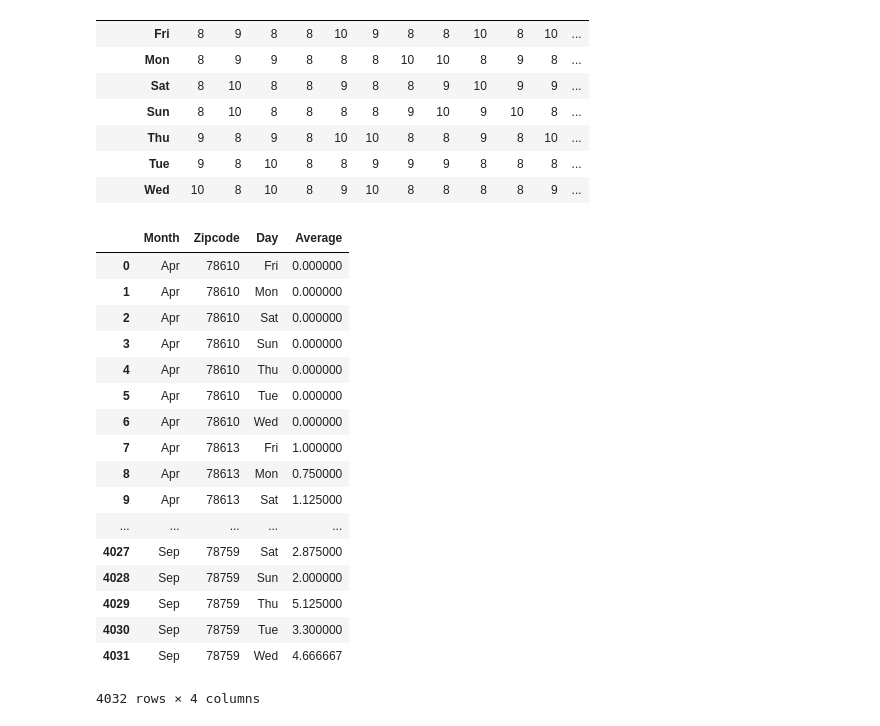
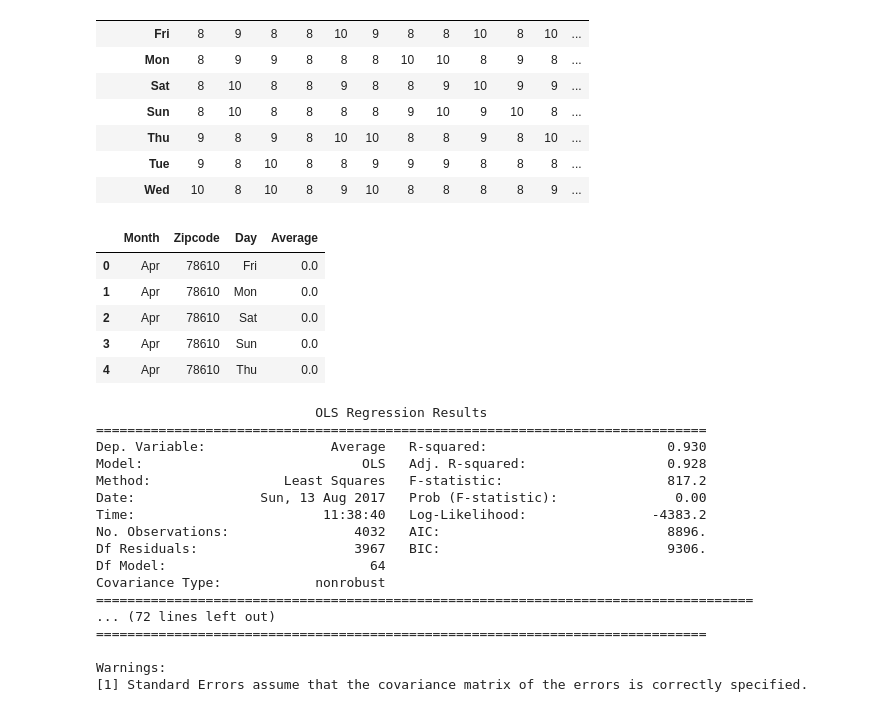
Before and after one commit to sxzhu/mis381_project, a Jupyter notebook: Exploratory_Template-model.ipynb, the cells around one changed output. Drawn from its saved outputs; the diff is of its cells as text; code cells hidden in the pictures.

Commit message:
Added multiple regression

```diff
--- a/Exploratory_Template-model.ipynb
+++ b/Exploratory_Template-model.ipynb
@@ -125,23 +129,11 @@ test
 # %%
 final = pd.DataFrame((result/test).unstack()).reset_index()
 final.columns = ['Month', 'Zipcode', 'Day', 'Average']
-final
+final.head()
 # %% [output]
 |  | Month | Zipcode | Day | Average |
-| 0 | Apr | 78610 | Fri | 0.000000 |
-| 1 | Apr | 78610 | Mon | 0.000000 |
-| 2 | Apr | 78610 | Sat | 0.000000 |
-| 3 | Apr | 78610 | Sun | 0.000000 |
-| 4 | Apr | 78610 | Thu | 0.000000 |
-| 5 | Apr | 78610 | Tue | 0.000000 |
-| 6 | Apr | 78610 | Wed | 0.000000 |
-| 7 | Apr | 78613 | Fri | 1.000000 |
-| 8 | Apr | 78613 | Mon | 0.750000 |
-| 9 | Apr | 78613 | Sat | 1.125000 |
-| ... | ... | ... | ... | ... |
-| 4027 | Sep | 78759 | Sat | 2.875000 |
-| 4028 | Sep | 78759 | Sun | 2.000000 |
-| 4029 | Sep | 78759 | Thu | 5.125000 |
-| 4030 | Sep | 78759 | Tue | 3.300000 |
-| 4031 | Sep | 78759 | Wed | 4.666667 |
+| 0 | Apr | 78610 | Fri | 0.0 |
+| 1 | Apr | 78610 | Mon | 0.0 |
+| 2 | Apr | 78610 | Sat | 0.0 |
+| 3 | Apr | 78610 | Sun | 0.0 |
+| 4 | Apr | 78610 | Thu | 0.0 |
-4032 rows × 4 columns
@@ -147,0 +142,22 @@ final
+# %%
+model = sm.OLS(y, X)       # Set up the model
+result = model.fit()       # Fit model (find the intercept and slopes)
+print result.summary()
+# %% [output]
+                            OLS Regression Results
+==============================================================================
+Dep. Variable:                Average   R-squared:                       0.930
+Model:                            OLS   Adj. R-squared:                  0.928
+Method:                 Least Squares   F-statistic:                     817.2
+Date:                Sun, 13 Aug 2017   Prob (F-statistic):               0.00
+Time:                        11:38:40   Log-Likelihood:                -4383.2
+No. Observations:                4032   AIC:                             8896.
+Df Residuals:                    3967   BIC:                             9306.
+Df Model:                          64
+Covariance Type:            nonrobust
+====================================================================================
+... (72 lines left out)
+==============================================================================
+
+Warnings:
+[1] Standard Errors assume that the covariance matrix of the errors is correctly specified.
```
Also changed, not shown: parts of 2 cells of this notebook.
